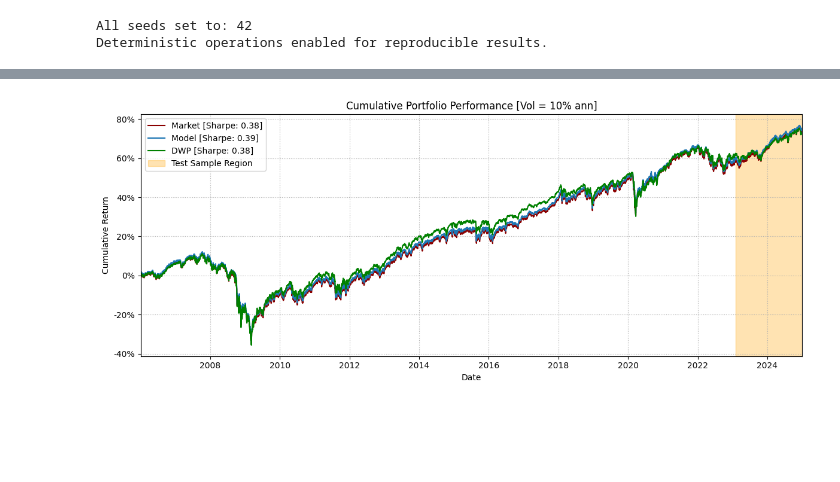
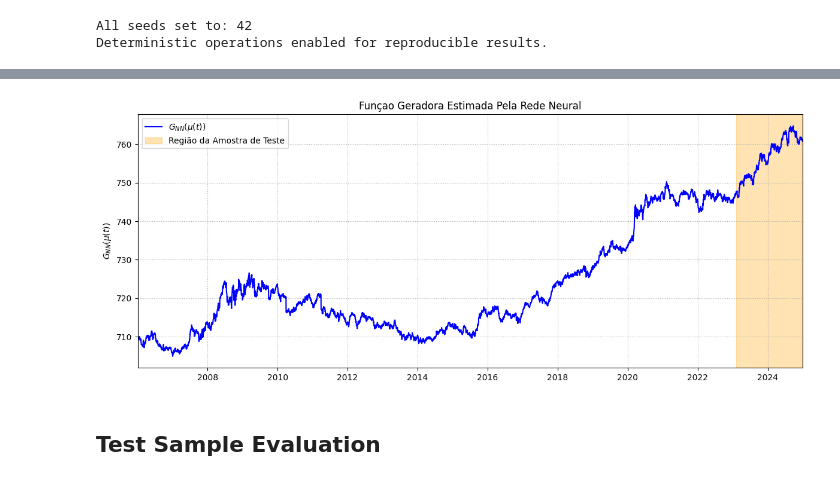
Before and after one commit to MaykBarbosa/spt_models_and_simulations, a Jupyter notebook: src/PORT_GEN_NEW_v3.ipynb, the cells around one changed output, grey strips where cells are left out. Cells and saved outputs as stored; diff of their text form; code cells hidden in the pictures; blank space fills up the shorter version.

```diff
--- a/src/PORT_GEN_NEW_v3.ipynb
+++ b/src/PORT_GEN_NEW_v3.ipynb
@@ -730,4 +695,34 @@ plot_G_nn_with_test_highlight(
+# %%
+
+
+
+# Compute G_p_NN for the whole sample
+G_p_nn_all = loaded_model(mu_tf, training=False).numpy().flatten()
+
+
+plt.figure(figsize=(12, 5))
+ax = plt.gca()
+
+ax.plot(dates, G_p_nn_all, label="$G_{NN} ( \mu(t) )$", color='blue')
+
+# Highlight test region
+test_start = min(test_idx)
+test_end = max(test_idx)
+
+plt.grid(linestyle=':')
+ax.margins(x=0)
+
+ax.set_title("Funçao Geradora Estimada Pela Rede Neural")
+ax.set_ylabel("$G_{NN}(\mu(t))$")
+ax.axvspan(dates[test_start], dates[test_end], color='orange', alpha=0.3, label="Região da Amostra de Teste")
+
+plt.legend()
+plt.grid(True)
+plt.tight_layout()
+plt.show()
+# %% [output]
+[figure, added]
 # %%
-plot_cumulative_portfolios_performance(series_dict, dates,test_idx, target_vol=0.1)
+# plot_cumulative_portfolios_performance(series_dict, dates,test_idx, target_vol=0.1)
-# %% [output]
-[figure, removed]
+# %% [markdown]
+## Test Sample Evaluation
```
Also changed, not shown: parts of 22 cells of this notebook, 20 other files.
